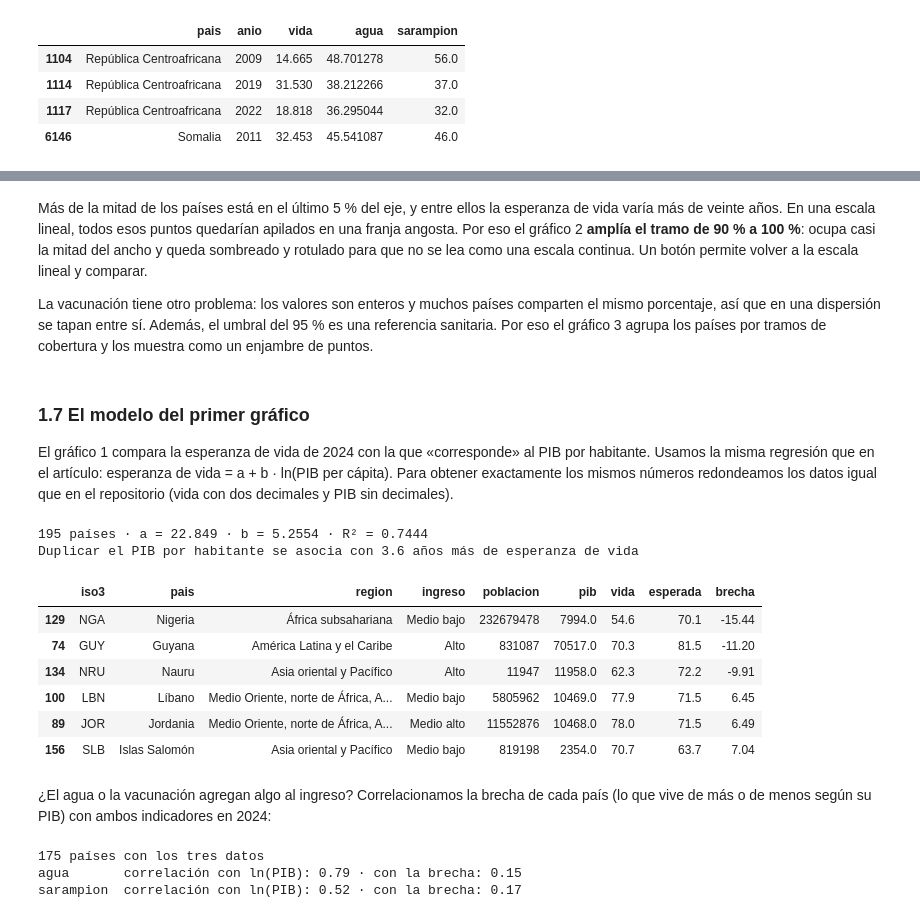
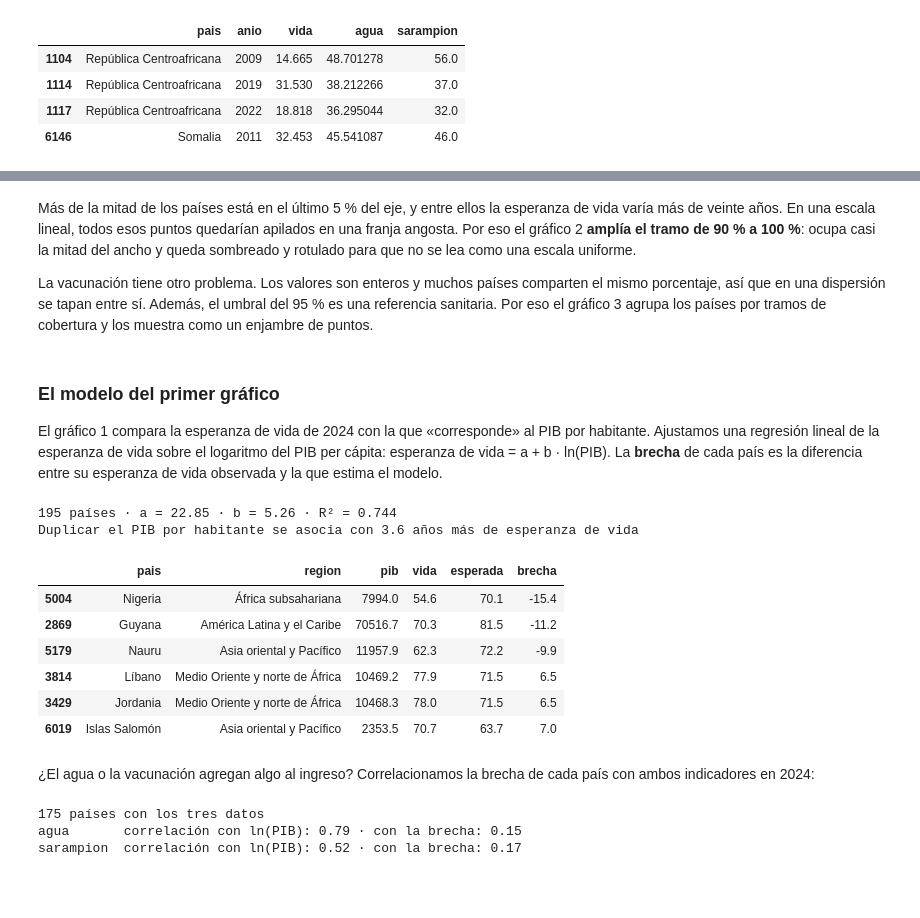
Before and after one commit to za0sec/infovis, a Jupyter notebook: TPFinal/vivir_mas_sin_ser_mas_rico.ipynb, the cells around one changed output, grey strips where cells are left out. Drawn from its saved outputs; the diff is of its cells as text; code cells hidden in the pictures; blank space fills up the shorter version.

Commit message:
Rehacer los gráficos del notebook con Altair y ordenar la exploración de Data360
Co-authored-by: Pilar Frutos <pfrutos@itba.edu.ar>

```diff
--- a/TPFinal/vivir_mas_sin_ser_mas_rico.ipynb
+++ b/TPFinal/vivir_mas_sin_ser_mas_rico.ipynb
@@ -131,9 +236,3 @@ Dos detalles de las fichas que condicionan la lectura:
 - La finalización de secundaria es una tasa **bruta**: cuenta a todos los que llegan al último grado, tengan la edad que tengan, así que puede superar el 100 %.
 
 Descargamos todas las observaciones de cada indicador:
-# %%
-crudos = {}
-for clave, (codigo, _, _) in INDICADORES.items():
-    crudos[clave] = traer_datos(codigo)
-    d = crudos[clave]
-    print(f"{clave:12} {len(d):6} filas  {d['TIME_PERIOD'].min()}–{d['TIME_PERIOD'].max()}  {d['REF_AREA'].nunique()} códigos de país o agregado")
@@ -177,11 +279,11 @@ La API mezcla países con agregados como `WLD` (mundo), `LCN` (América Latina y
 # %%
-jer = pedir("GET", "portal/v1/hierarchy", params={"type": "country"})["data"]
+jerarquia = pedir("GET", "portal/v1/hierarchy", params={"type": "country"})["data"]
 
 REGIONES = {
     "East Asia & Pacific": "Asia oriental y Pacífico",
     "Europe & Central Asia": "Europa y Asia central",
     "Latin America & Caribbean": "América Latina y el Caribe",
-    "Middle East, North Africa, Afghanistan & Pakistan": "Medio Oriente, norte de África, Afganistán y Pakistán",
+    "Middle East, North Africa, Afghanistan & Pakistan": "Medio Oriente y norte de África",
     "North America": "América del Norte",
     "South Asia": "Asia meridional",
     "Eastern and Southern Africa": "África subsahariana",
@@ -190,10 +292,11 @@ REGIONES = {
 INGRESOS = {"Low income": "Bajo", "Lower middle income": "Medio bajo", "Upper middle income": "Medio alto", "High income": "Alto"}
 
 regiones = pd.DataFrame([{"iso3": c["id"], "nombre_en": c["name"], "region": REGIONES[g["name"]]}
-                         for g in jer["HCL_WB_REGIONS"] for c in g["countries"]])
+                         for g in jerarquia["HCL_WB_REGIONS"] for c in g["countries"]])
 ingresos = pd.DataFrame([{"iso3": c["id"], "ingreso": INGRESOS.get(g["name"])}
-                         for g in jer["HCL_WB_INCOME"] for c in g["countries"]])
+                         for g in jerarquia["HCL_WB_INCOME"] for c in g["countries"]])
 paises = regiones.merge(ingresos, on="iso3", how="left")
+paises["ingreso"] = paises["ingreso"].fillna("Sin clasificar")
 
 nombres_es = Locale("es").territories
 def nombre_es(fila):
@@ -203,9 +306,10 @@ def nombre_es(fila):
 
 paises["pais"] = paises.apply(nombre_es, axis=1)
 
-codigos = set(crudos["vida"]["REF_AREA"])
+codigos = set(series["vida"]["iso3"])
 agregados = sorted(codigos - set(paises["iso3"]))
 print(f"{len(paises)} economías en la jerarquía · {len(codigos)} códigos con esperanza de vida · {len(agregados)} agregados excluidos")
-print("Algunos agregados:", ", ".join(agregados[:24]), "…")
+print("Algunos agregados:", ", ".join(agregados[:20]), "…")
+paises.sample(6, random_state=3)
 # %% [output]
 220 economías en la jerarquía · 265 códigos con esperanza de vida · 48 agregados excluidos
@@ -215,7 +326,6 @@ Las dos regiones africanas del Banco Mundial se unifican en «África subsaharia
 # %%
 panel = None
-for clave in INDICADORES:
-    s = a_serie(crudos[clave], clave)
+for clave, s in series.items():
     panel = s if panel is None else panel.merge(s, on=["iso3", "anio"], how="outer")
 
 panel = (panel[panel["anio"].between(1990, HASTA)]
@@ -445,39 +553,32 @@ Esperanza de vida entre los de 95 % o más: de 62.3 a 86.5 años
 # %% [markdown]
-Más de la mitad de los países está en el último 5 % del eje, y entre ellos la esperanza de vida varía más de veinte años. En una escala lineal, todos esos puntos quedarían apilados en una franja angosta. Por eso el gráfico 2 **amplía el tramo de 90 % a 100 %**: ocupa casi la mitad del ancho y queda sombreado y rotulado para que no se lea como una escala continua. Un botón permite volver a la escala lineal y comparar.
+Más de la mitad de los países está en el último 5 % del eje, y entre ellos la esperanza de vida varía más de veinte años. En una escala lineal, todos esos puntos quedarían apilados en una franja angosta. Por eso el gráfico 2 **amplía el tramo de 90 % a 100 %**: ocupa casi la mitad del ancho y queda sombreado y rotulado para que no se lea como una escala uniforme.
 
-La vacunación tiene otro problema: los valores son enteros y muchos países comparten el mismo porcentaje, así que en una dispersión se tapan entre sí. Además, el umbral del 95 % es una referencia sanitaria. Por eso el gráfico 3 agrupa los países por tramos de cobertura y los muestra como un enjambre de puntos.
+La vacunación tiene otro problema. Los valores son enteros y muchos países comparten el mismo porcentaje, así que en una dispersión se tapan entre sí. Además, el umbral del 95 % es una referencia sanitaria. Por eso el gráfico 3 agrupa los países por tramos de cobertura y los muestra como un enjambre de puntos.
 # %% [markdown]
-### 1.7 El modelo del primer gráfico
+### El modelo del primer gráfico
 
-El gráfico 1 compara la esperanza de vida de 2024 con la que «corresponde» al PIB por habitante. Usamos la misma regresión que en el artículo: esperanza de vida = a + b · ln(PIB per cápita). Para obtener exactamente los mismos números redondeamos los datos igual que en el repositorio (vida con dos decimales y PIB sin decimales).
+El gráfico 1 compara la esperanza de vida de 2024 con la que «corresponde» al PIB por habitante. Ajustamos una regresión lineal de la esperanza de vida sobre el logaritmo del PIB per cápita: esperanza de vida = a + b · ln(PIB). La **brecha** de cada país es la diferencia entre su esperanza de vida observada y la que estima el modelo.
 # %%
-ANIO_MODELO = 2024
-corte = (panel[panel["anio"] == ANIO_MODELO].dropna(subset=["vida", "pib"])
-         .assign(vida=lambda d: d["vida"].round(2), pib=lambda d: d["pib"].round(0)).copy())
+corte = panel[panel["anio"] == 2024].dropna(subset=["vida", "pib"]).copy()
 b, a = np.polyfit(np.log(corte["pib"]), corte["vida"], 1)
 corte["esperada"] = a + b * np.log(corte["pib"])
 corte["brecha"] = corte["vida"] - corte["esperada"]
 r2 = 1 - corte["brecha"].var() / corte["vida"].var()
-print(f"{len(corte)} países · a = {a:.3f} · b = {b:.4f} · R² = {r2:.4f}")
+print(f"{len(corte)} países · a = {a:.2f} · b = {b:.2f} · R² = {r2:.3f}")
 print(f"Duplicar el PIB por habitante se asocia con {b * np.log(2):.1f} años más de esperanza de vida")
-
-paises_2024 = (corte[["iso3", "pais", "region", "ingreso", "poblacion", "pib", "vida", "esperada", "brecha"]]
-               .round({"pib": 0, "vida": 1, "esperada": 1, "brecha": 2})
-               .astype({"poblacion": "int64"}).reset_index(drop=True))
-modelo = {"a": round(float(a), 4), "b": round(float(b), 4), "r2": round(float(r2), 4)}
-paises_2024.sort_values("brecha").iloc[[0, 1, 2, -3, -2, -1]]
+corte.sort_values("brecha")[["pais", "region", "pib", "vida", "esperada", "brecha"]].round(1).iloc[[0, 1, 2, -3, -2, -1]]
 # %% [output]
-195 países · a = 22.849 · b = 5.2554 · R² = 0.7444
+195 países · a = 22.85 · b = 5.26 · R² = 0.744
 Duplicar el PIB por habitante se asocia con 3.6 años más de esperanza de vida
-|  | iso3 | pais | region | ingreso | poblacion | pib | vida | esperada | brecha |
-| 129 | NGA | Nigeria | África subsahariana | Medio bajo | 232679478 | 7994.0 | 54.6 | 70.1 | -15.44 |
-| 74 | GUY | Guyana | América Latina y el Caribe | Alto | 831087 | 70517.0 | 70.3 | 81.5 | -11.20 |
-| 134 | NRU | Nauru | Asia oriental y Pacífico | Alto | 11947 | 11958.0 | 62.3 | 72.2 | -9.91 |
-| 100 | LBN | Líbano | Medio Oriente, norte de África, A... | Medio bajo | 5805962 | 10469.0 | 77.9 | 71.5 | 6.45 |
-| 89 | JOR | Jordania | Medio Oriente, norte de África, A... | Medio alto | 11552876 | 10468.0 | 78.0 | 71.5 | 6.49 |
-| 156 | SLB | Islas Salomón | Asia oriental y Pacífico | Medio bajo | 819198 | 2354.0 | 70.7 | 63.7 | 7.04 |
+|  | pais | region | pib | vida | esperada | brecha |
+| 5004 | Nigeria | África subsahariana | 7994.0 | 54.6 | 70.1 | -15.4 |
+| 2869 | Guyana | América Latina y el Caribe | 70516.7 | 70.3 | 81.5 | -11.2 |
+| 5179 | Nauru | Asia oriental y Pacífico | 11957.9 | 62.3 | 72.2 | -9.9 |
+| 3814 | Líbano | Medio Oriente y norte de África | 10469.2 | 77.9 | 71.5 | 6.5 |
+| 3429 | Jordania | Medio Oriente y norte de África | 10468.3 | 78.0 | 71.5 | 6.5 |
+| 6019 | Islas Salomón | Asia oriental y Pacífico | 2353.5 | 70.7 | 63.7 | 7.0 |
 # %% [markdown]
-¿El agua o la vacunación agregan algo al ingreso? Correlacionamos la brecha de cada país (lo que vive de más o de menos según su PIB) con ambos indicadores en 2024:
+¿El agua o la vacunación agregan algo al ingreso? Correlacionamos la brecha de cada país con ambos indicadores en 2024:
 # %%
 cruce = corte.dropna(subset=["agua", "sarampion"])
 print(f"{len(cruce)} países con los tres datos")
```
Also changed, not shown: parts of 72 cells of this notebook.
